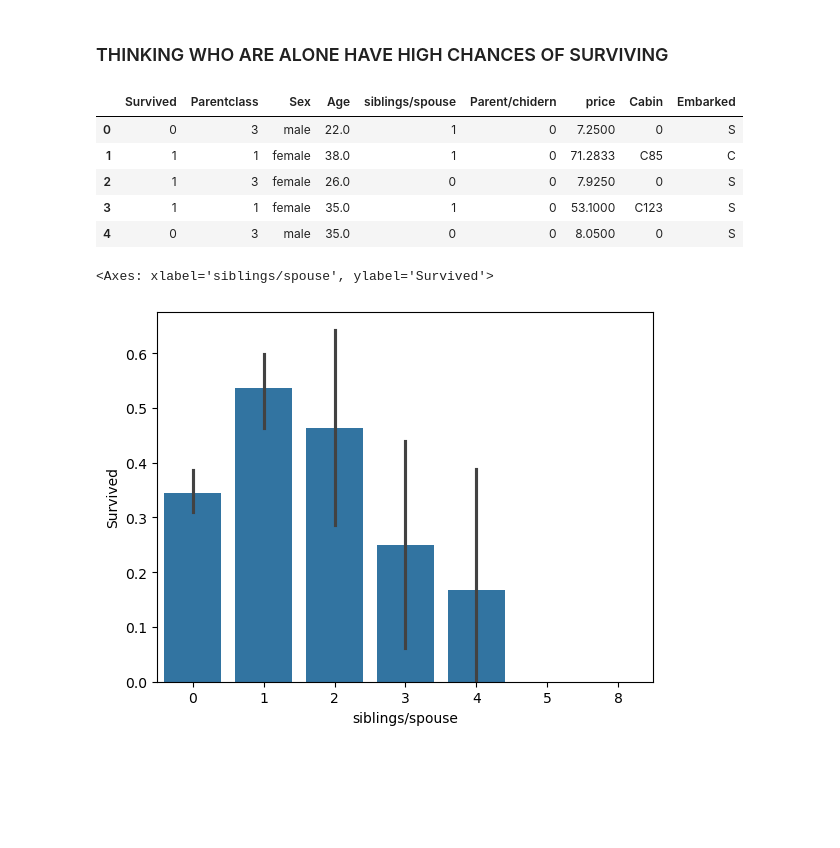
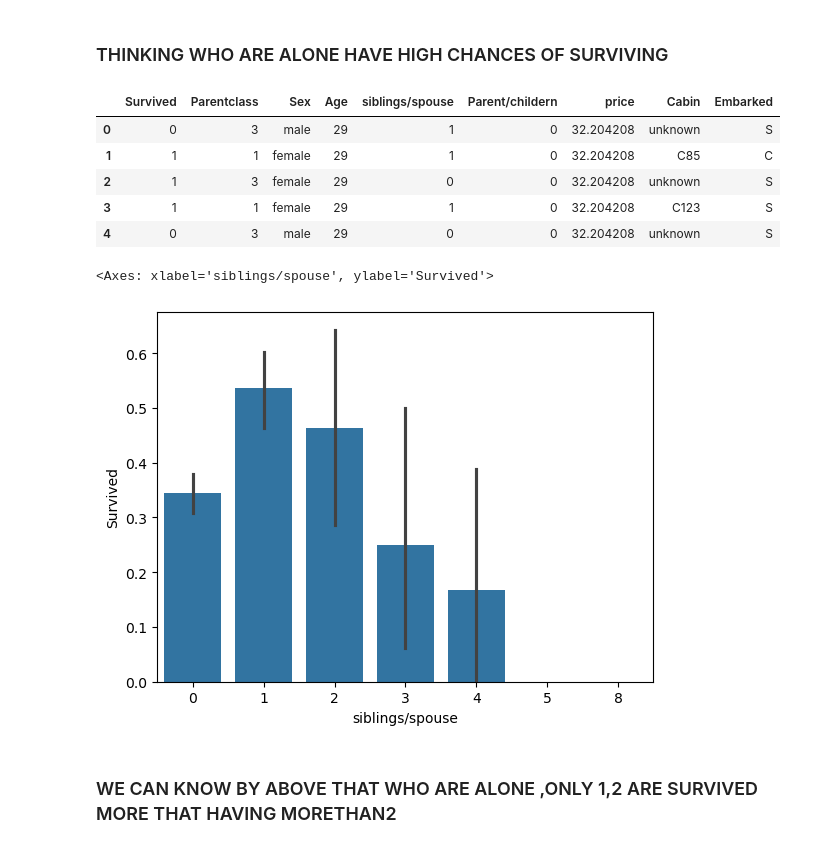
Before and after one commit to madhukarreddydonala/TITANIC-DATA-ANALYSIS, a Jupyter notebook: notebooks/dataexploring.ipynb, the cells around one changed output. Cells and saved outputs as stored; diff of their text form; code cells hidden in the pictures; blank space fills up the shorter version.

```diff
--- a/notebooks/dataexploring.ipynb
+++ b/notebooks/dataexploring.ipynb
@@ -283,4 +334,6 @@ Index(['Survived', 'Pclass', 'Sex', 'Age', 'SibSp', 'Parch', 'Fare', 'Cabin',
 # %%
-df=df.rename(columns={'Fare':'price','SibSp':'siblings/spouse','Parch':'Parent/chidern','Pclass':'Parentclass'})
-df
+train=train.rename(columns={'Fare':'price','SibSp':'siblings/spouse','Parch':'Parent/childern','Pclass':'Parentclass'})
+train.columns
+test=test.rename(columns={'Fare':'price','SibSp':'siblings/spouse','Parch':'Parent/childern','Pclass':'Parentclass'})
+test.columns
 # %% [output]
@@ -331,0 +356,3 @@ dtype: int64
+# %%
+train['Age']=train['Age'].fillna(train['Age'].mean())
+test['Age']=test['Age'].fillna(test['Age'].mean())
@@ -366,0 +374,5 @@ df.head()
+# %%
+train['price']=train['price'].fillna(train['price'].mean())
+test['price']=test['price'].fillna(test['price'].mean())
+train['Cabin']=train['Cabin'].fillna('unknown')
+test['Cabin']=test['Cabin'].fillna('unknown')
@@ -366,0 +407,3 @@ df.head()
+# %%
+train['Age']=train['Age'].astype('int64')
+test['Age']=test['Age'].astype('int64')
@@ -434,16 +507,18 @@ df['Survived'][df['Sex']=='female'].value_counts(normalize=True)[1]*100
 # %%
 ## LET CHECK THE DATASET
 # %%
-df.head()
+train.head()
 # %% [output]
-|  | Survived | Parentclass | Sex | Age | siblings/spouse | Parent/chidern | price | Cabin | Embarked |
-| 0 | 0 | 3 | male | 22.0 | 1 | 0 | 7.2500 | 0 | S |
-| 1 | 1 | 1 | female | 38.0 | 1 | 0 | 71.2833 | C85 | C |
-| 2 | 1 | 3 | female | 26.0 | 0 | 0 | 7.9250 | 0 | S |
-| 3 | 1 | 1 | female | 35.0 | 1 | 0 | 53.1000 | C123 | S |
-| 4 | 0 | 3 | male | 35.0 | 0 | 0 | 8.0500 | 0 | S |
+|  | Survived | Parentclass | Sex | Age | siblings/spouse | Parent/childern | price | Cabin | Embarked |
+| 0 | 0 | 3 | male | 29 | 1 | 0 | 32.204208 | unknown | S |
+| 1 | 1 | 1 | female | 29 | 1 | 0 | 32.204208 | C85 | C |
+| 2 | 1 | 3 | female | 29 | 0 | 0 | 32.204208 | unknown | S |
+| 3 | 1 | 1 | female | 29 | 1 | 0 | 32.204208 | C123 | S |
+| 4 | 0 | 3 | male | 29 | 0 | 0 | 32.204208 | unknown | S |
 # %%
-sns.barplot(x='siblings/spouse',y='Survived',data=df)
+sns.barplot(x='siblings/spouse',y='Survived',data=train)
 # %% [output]
 <Axes: xlabel='siblings/spouse', ylabel='Survived'>
-[figure, old version]
+[figure, new version]
+# %% [markdown]
+### WE CAN KNOW BY ABOVE THAT WHO ARE ALONE ,ONLY 1,2 ARE SURVIVED MORE THAT HAVING MORETHAN2
```
Also changed, not shown: parts of 72 cells of this notebook, 1 other file.
